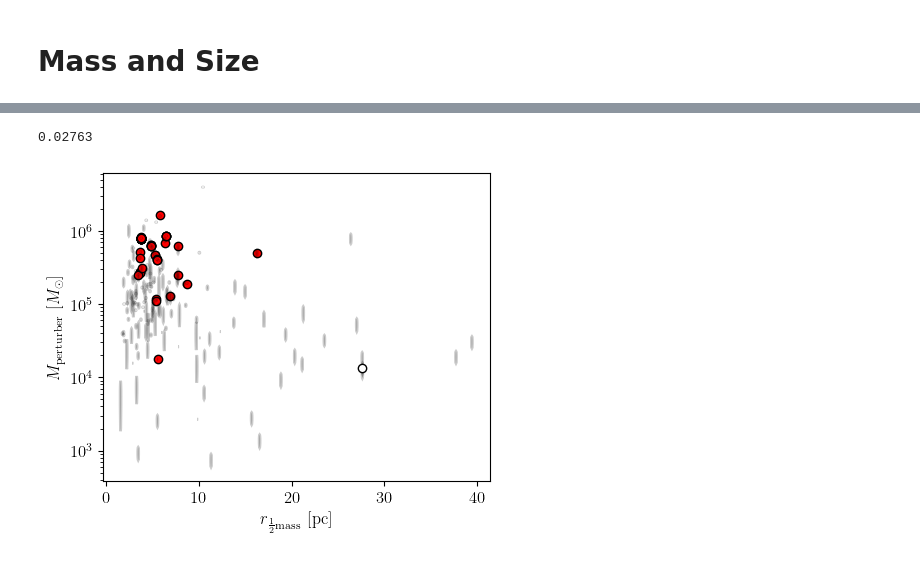
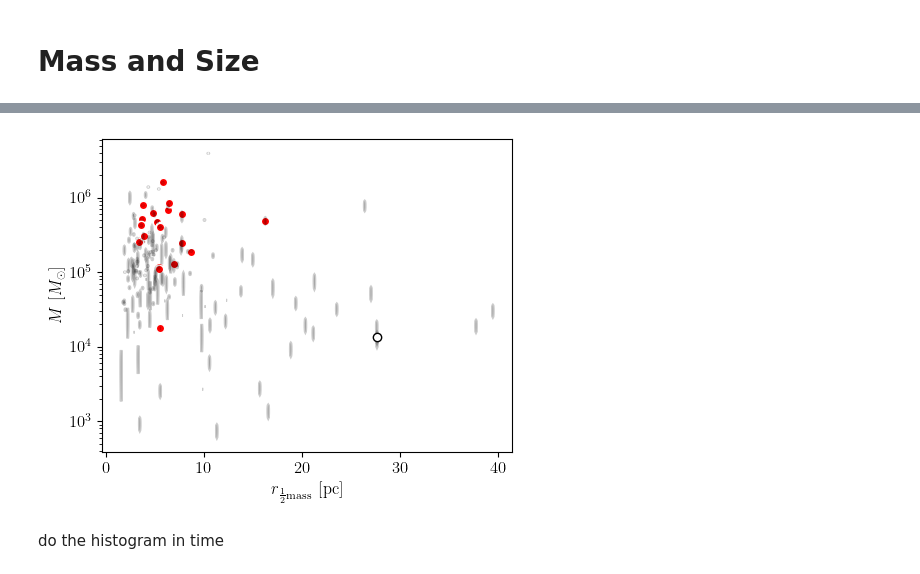
Before and after one commit to salvatore-ferrone/stream_analysis, a Jupyter notebook: figures/perturber_statistics.ipynb, the cells around one changed output, grey strips where cells are left out. Cells and saved outputs as stored; diff of their text form; code cells hidden in the pictures.

```diff
--- a/figures/perturber_statistics.ipynb
+++ b/figures/perturber_statistics.ipynb
@@ -237,28 +217,37 @@ array([0.00375, 0.01623, 0.00772, 0.00375, 0.00359, 0.00578, 0.00375,
-# %%
-rh_m[pal5ID].value
-# %% [output]
-0.02763
+# %%
+plt.rcParams.update({
+    "text.usetex": True,
+    "font.family": "serif",  # Use 'serif' or specify the exact font family
+    "font.serif": ["Times New Roman"],  # Replace with the font used in your LaTeX document
+    "axes.labelsize": 12,  # Font size for axis labels
+    "font.size": 12,  # General font size
+    "legend.fontsize": 12,  # Font size for legend
+    "xtick.labelsize": 12,  # Font size for x-axis tick labels
+    "ytick.labelsize": 12,  # Font size for y-axis tick labels
+})
 # %%
-AXIS=dict(yscale='log',xlabel=r"$r_{\rm \frac{1}{2} mass}$ [pc]",ylabel=r"$M_{\rm perturber}$ [$M_{\odot}$]")
+AXIS=dict(yscale='log',xlabel=r"$r_{\rm \frac{1}{2} mass}$ [pc]",ylabel=r"$M$ [$M_{\odot}$]")
 
 
 fig,myaxis=plt.subplots(1,1,figsize=(5,4))
 for i in range(len(Mass_all)):
     xy=(1000*rh_m[i].value,Mass_all[i].value,2*DM[i].value)
     # print(xy)
     ellipse = Ellipse(xy=(1000*rh_m[i].value,Mass_all[i].value), width=.1, height=2*DM[i].value, lw=2,color="k",alpha=0.2)
     myaxis.add_patch(ellipse)
 
-myaxis.scatter(1000*guilty_rh_m,guilty_mass,marker='o',facecolor='red',linestyle='None',label="Other GCs",edgecolor='k',zorder=0)
+myaxis.scatter(1000*guilty_rh_m,guilty_mass,marker='o',facecolor='red',linestyle='None',label="Other GCs",edgecolor='white',zorder=0)
 
 # axis.scatter(1000*rh_m.value,Mass,label="Perturbers",)
 myaxis.scatter(1000*rh_m[pal5ID].value,Mass_all[pal5ID],label="Pal5",facecolor='white',edgecolor='black',zorder=1)
 myaxis.set(**AXIS)
 
 
 # axis.legend()
-# fig.tight_layout()
+fig.tight_layout()
 fig.savefig(outdir+outname3,dpi=300)
 plt.show()
 # %% [output]
-[figure, old version]
+[figure, new version]
+# %% [markdown]
+do the histogram in time
```
Also changed, not shown: parts of 3 cells of this notebook, 3 other files.
